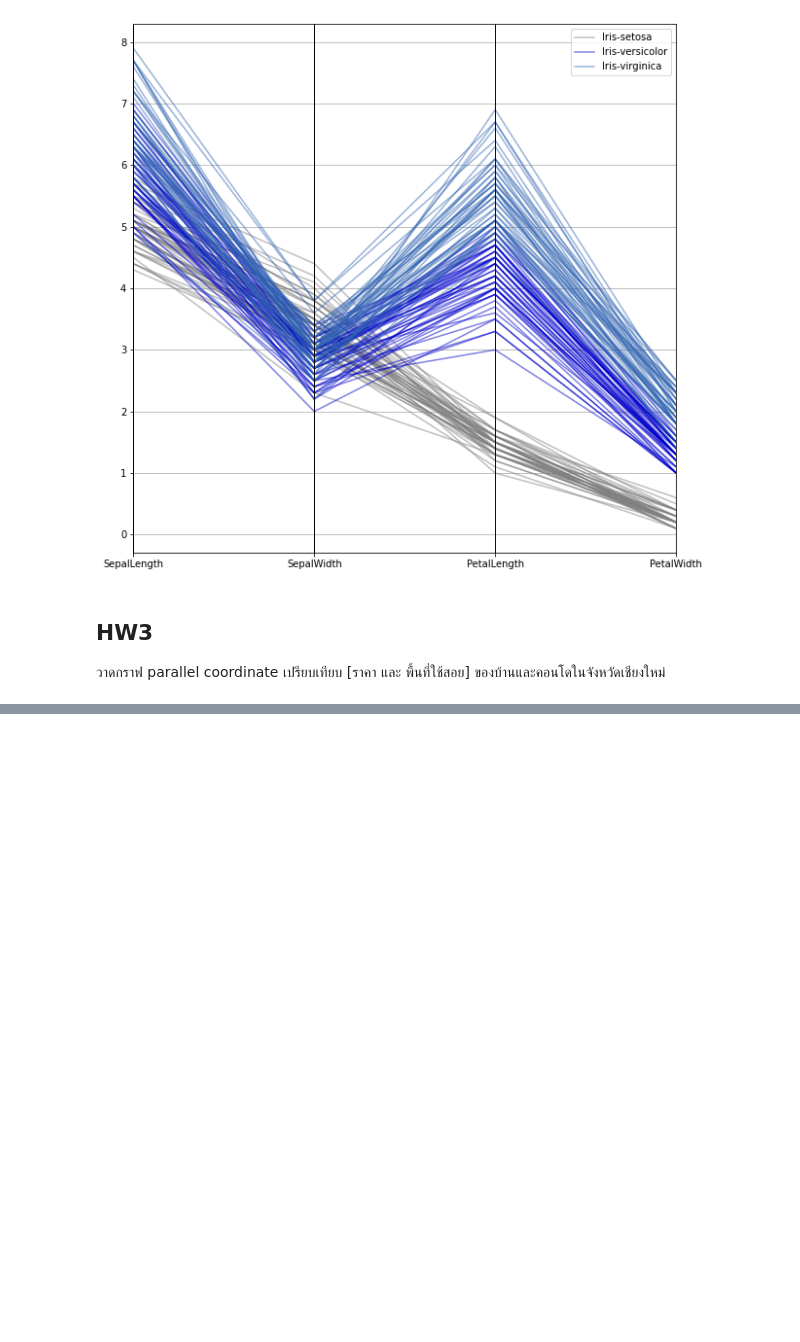
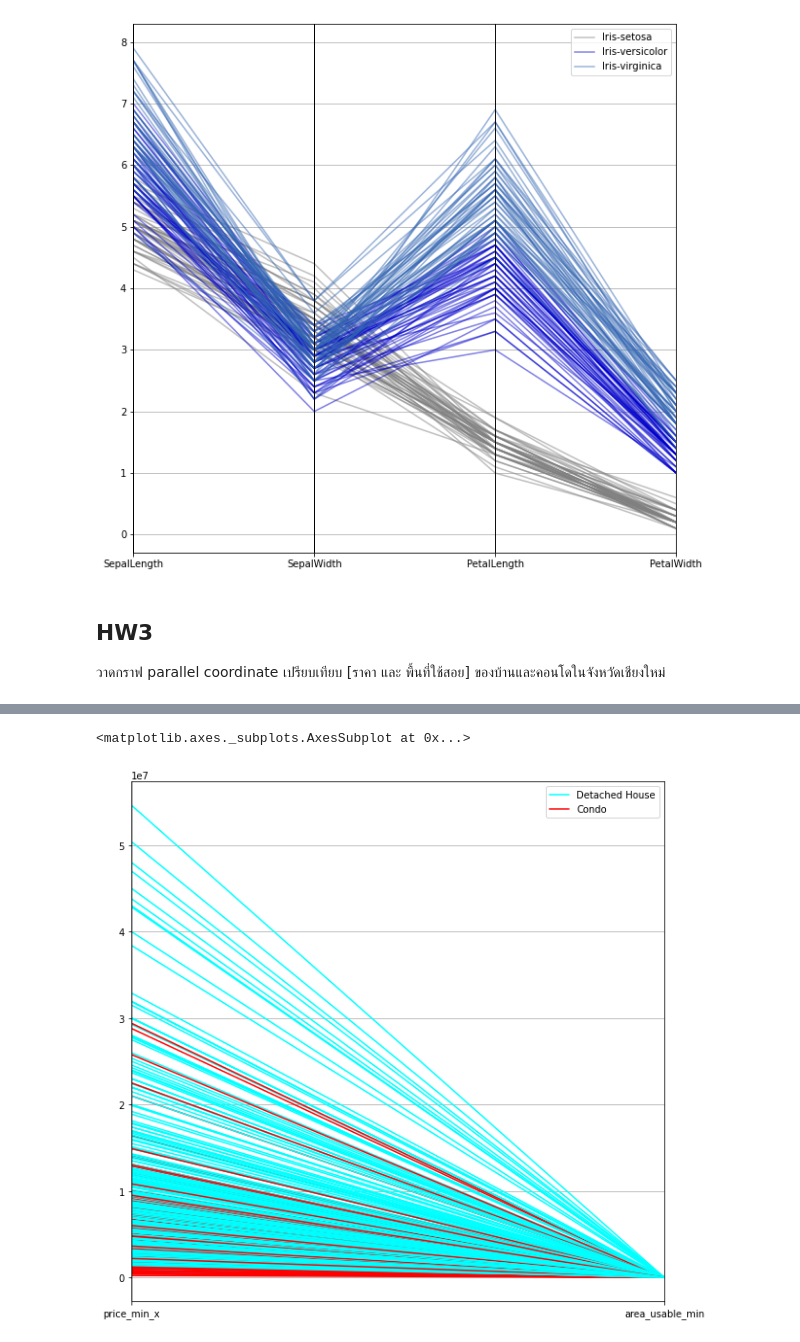
Before and after one commit to Supansapkb/BasicProg_DataViz65, a Jupyter notebook: DataViz01_Table_Data.ipynb, the cells around one changed output, grey strips where cells are left out. Saved outputs shown, nothing was run; the diff lists cells and outputs as text; code cells hidden in the pictures; blank space fills up the shorter version.

```diff
--- a/DataViz01_Table_Data.ipynb
+++ b/DataViz01_Table_Data.ipynb
@@ -158,0 +194,3 @@ pd.plotting.parallel_coordinates(df, 'Name', color=[[0.5,0.5,0.5,0.5],[0,0,0.8,0
+# %%
+unit_pro = unit.merge(project, on = 'project_id')
+unit_pro
@@ -158,0 +211,2 @@ pd.plotting.parallel_coordinates(df, 'Name', color=[[0.5,0.5,0.5,0.5],[0,0,0.8,0
+# %%
+unit_pro.dropna(subset = ['province_name_th','propertytype_name_en_x','price_min_x','area_usable_min'],inplace=True )
@@ -158,0 +223,3 @@ pd.plotting.parallel_coordinates(df, 'Name', color=[[0.5,0.5,0.5,0.5],[0,0,0.8,0
+# %%
+chiangmai = unit_pro[unit_pro['province_name_en']=='Chiang Mai']
+chiangmai
@@ -158,0 +240,3 @@ pd.plotting.parallel_coordinates(df, 'Name', color=[[0.5,0.5,0.5,0.5],[0,0,0.8,0
+# %%
+chiang_mai = chiangmai[(chiangmai['propertytype_name_en_x']=='Detached House') | (chiangmai['propertytype_name_en_x']=='Condo')]
+chiang_mai
@@ -158,0 +257,6 @@ pd.plotting.parallel_coordinates(df, 'Name', color=[[0.5,0.5,0.5,0.5],[0,0,0.8,0
+# %%
+pd.plotting.parallel_coordinates(chiang_mai,'propertytype_name_en_x', cols = ['price_min_x','area_usable_min'],
+                                                                      color = ['#00ffff','#ff0000'])
+# %% [output]
+<matplotlib.axes._subplots.AxesSubplot at 0x...>
+[figure, added]
```
Also changed, not shown: parts of 8 cells of this notebook.
